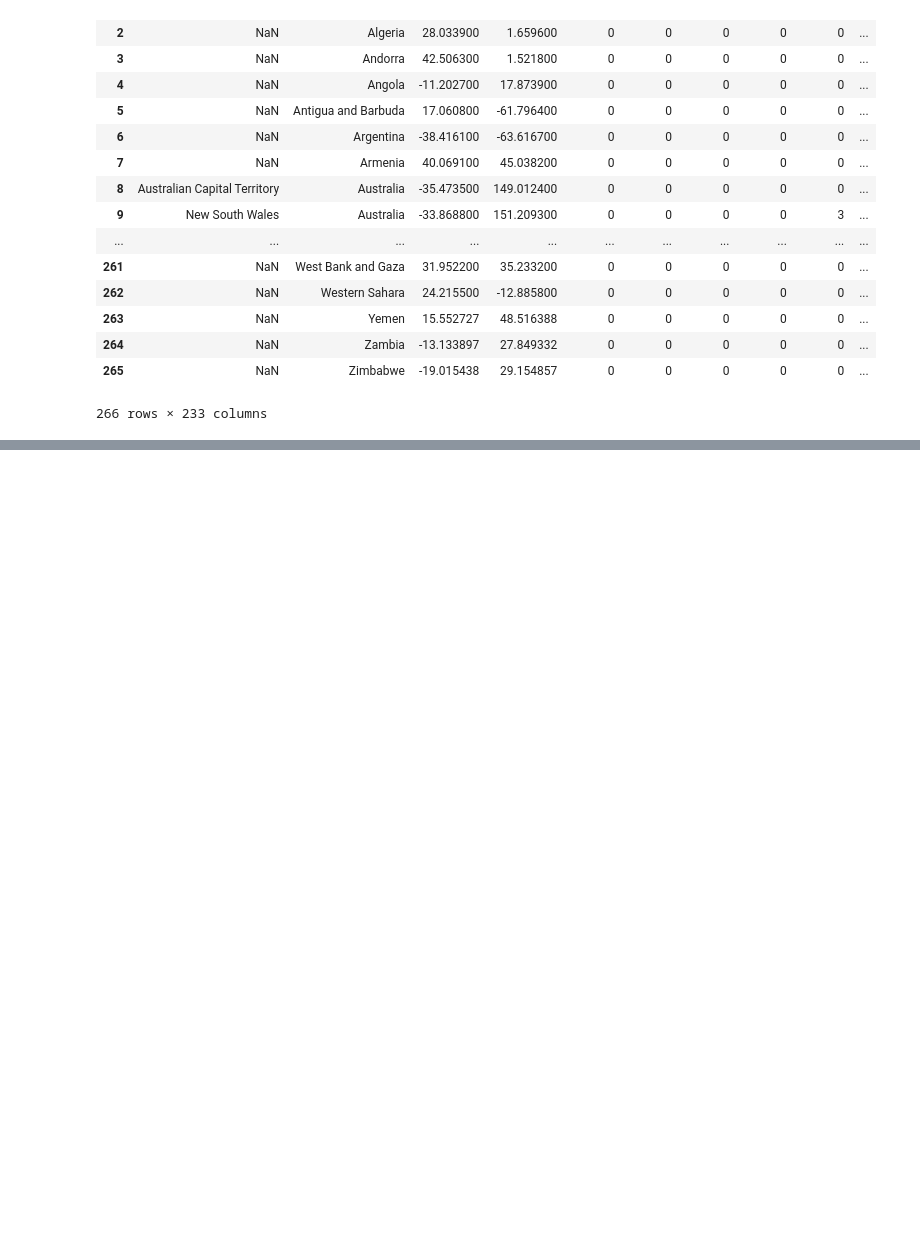
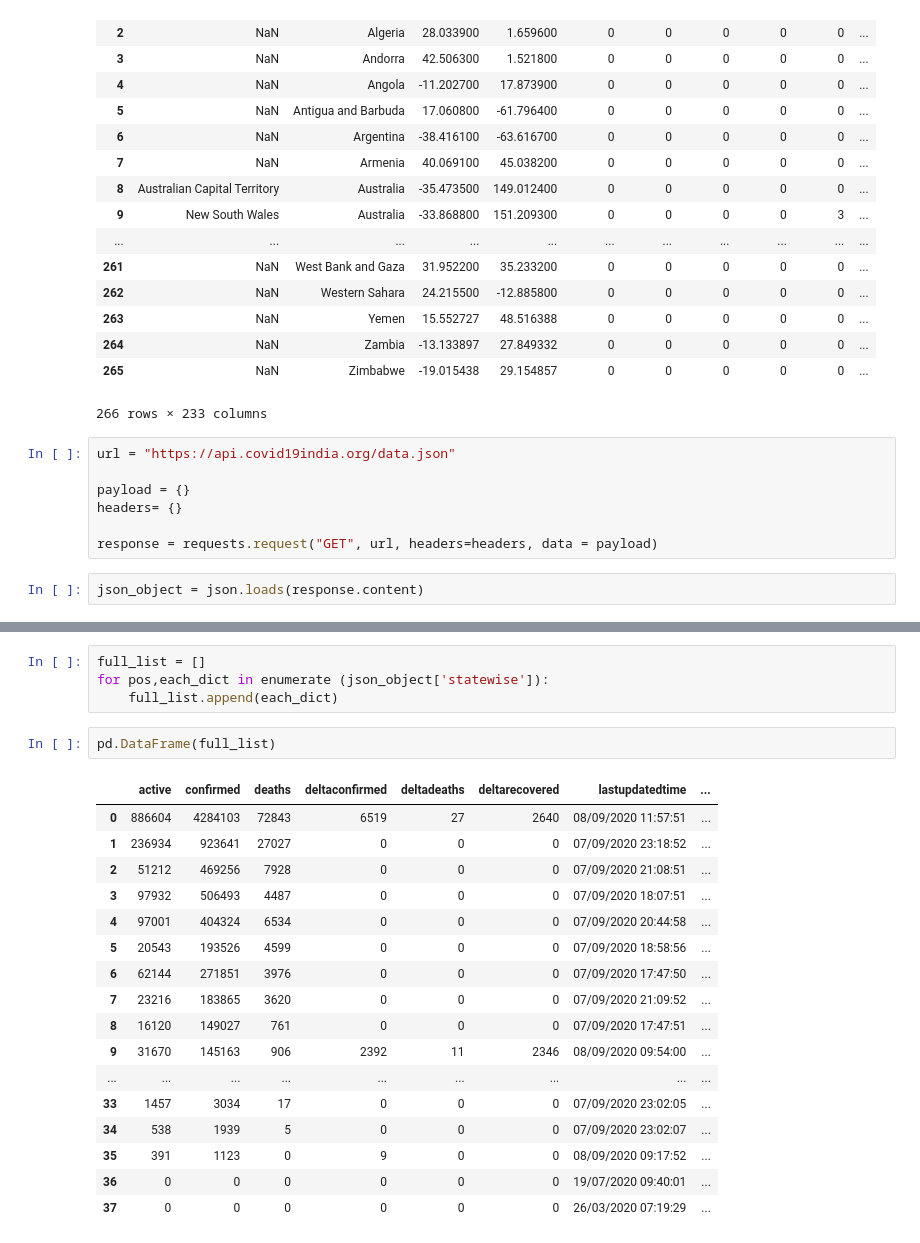
Before and after one commit to kgargdun/Applied_DataScience_COVID-19, a Jupyter notebook: notebooks/Untitled.ipynb, the cells around one changed output, grey strips where cells are left out. Cells and saved outputs as stored; diff of their text form; blank space fills up the shorter version.

Commit message:
Data Gathering

```diff
--- a/notebooks/Untitled.ipynb
+++ b/notebooks/Untitled.ipynb
@@ -27,3 +36,12 @@ pd.read_csv(data_path)
 | 264 | NaN | Zambia | -13.133897 | 27.849332 | 0 | 0 | 0 | 0 | 0 | ... |
 | 265 | NaN | Zimbabwe | -19.015438 | 29.154857 | 0 | 0 | 0 | 0 | 0 | ... |
 266 rows × 233 columns
+# %%
+url = "https://api.covid19india.org/data.json"
+
+payload = {}
+headers= {}
+
+response = requests.request("GET", url, headers=headers, data = payload)
+# %%
+json_object = json.loads(response.content)
@@ -29,0 +71,24 @@ pd.read_csv(data_path)
+# %%
+full_list = []
+for pos,each_dict in enumerate (json_object['statewise']):
+    full_list.append(each_dict)
+# %%
+pd.DataFrame(full_list)
+# %% [output]
+|  | active | confirmed | deaths | deltaconfirmed | deltadeaths | deltarecovered | lastupdatedtime | ... |
+| 0 | 886604 | 4284103 | 72843 | 6519 | 27 | 2640 | 08/09/2020 11:57:51 | ... |
+| 1 | 236934 | 923641 | 27027 | 0 | 0 | 0 | 07/09/2020 23:18:52 | ... |
+| 2 | 51212 | 469256 | 7928 | 0 | 0 | 0 | 07/09/2020 21:08:51 | ... |
+| 3 | 97932 | 506493 | 4487 | 0 | 0 | 0 | 07/09/2020 18:07:51 | ... |
+| 4 | 97001 | 404324 | 6534 | 0 | 0 | 0 | 07/09/2020 20:44:58 | ... |
+| 5 | 20543 | 193526 | 4599 | 0 | 0 | 0 | 07/09/2020 18:58:56 | ... |
+| 6 | 62144 | 271851 | 3976 | 0 | 0 | 0 | 07/09/2020 17:47:50 | ... |
+| 7 | 23216 | 183865 | 3620 | 0 | 0 | 0 | 07/09/2020 21:09:52 | ... |
+| 8 | 16120 | 149027 | 761 | 0 | 0 | 0 | 07/09/2020 17:47:51 | ... |
+| 9 | 31670 | 145163 | 906 | 2392 | 11 | 2346 | 08/09/2020 09:54:00 | ... |
+| ... | ... | ... | ... | ... | ... | ... | ... | ... |
+| 33 | 1457 | 3034 | 17 | 0 | 0 | 0 | 07/09/2020 23:02:05 | ... |
+| 34 | 538 | 1939 | 5 | 0 | 0 | 0 | 07/09/2020 23:02:07 | ... |
+| 35 | 391 | 1123 | 0 | 9 | 0 | 0 | 08/09/2020 09:17:52 | ... |
+| 36 | 0 | 0 | 0 | 0 | 0 | 0 | 19/07/2020 09:40:01 | ... |
+| 37 | 0 | 0 | 0 | 0 | 0 | 0 | 26/03/2020 07:19:29 | ... |
```
Also changed, not shown: parts of 7 cells of this notebook.
